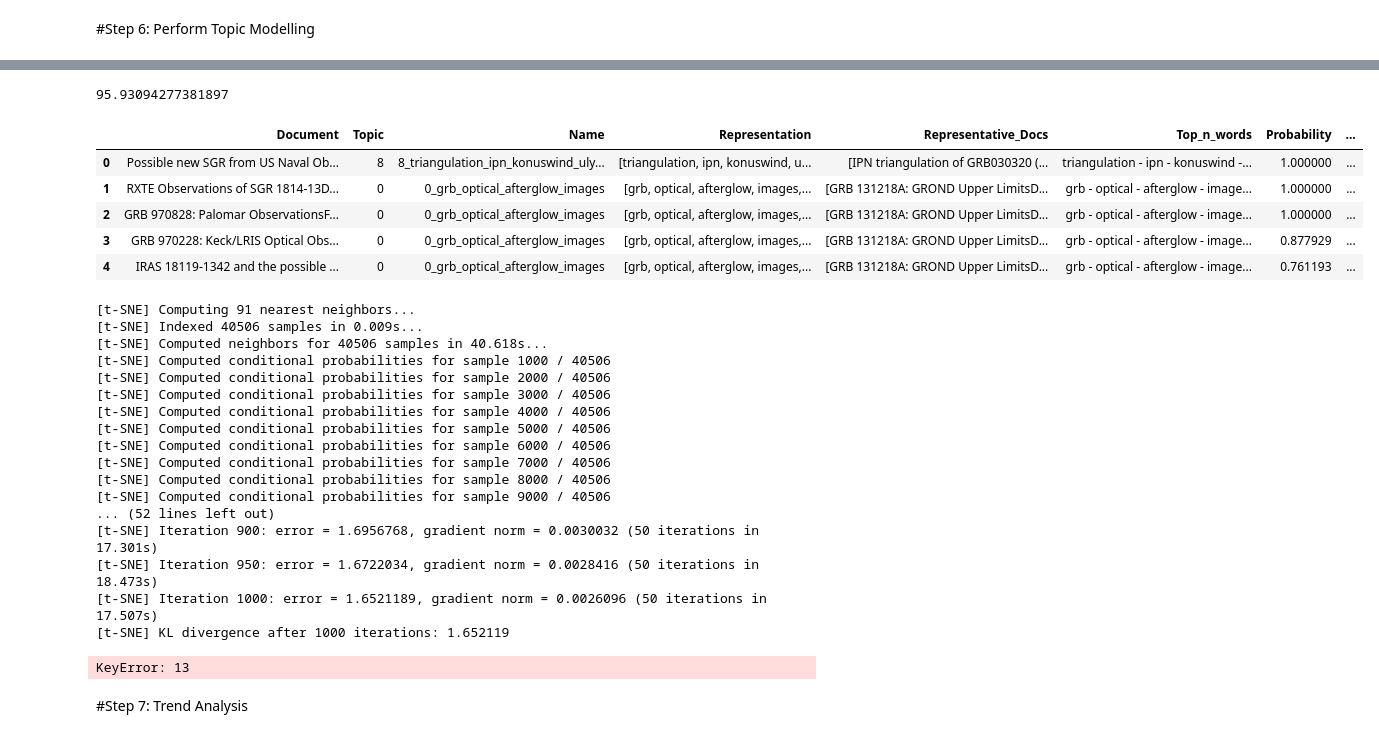
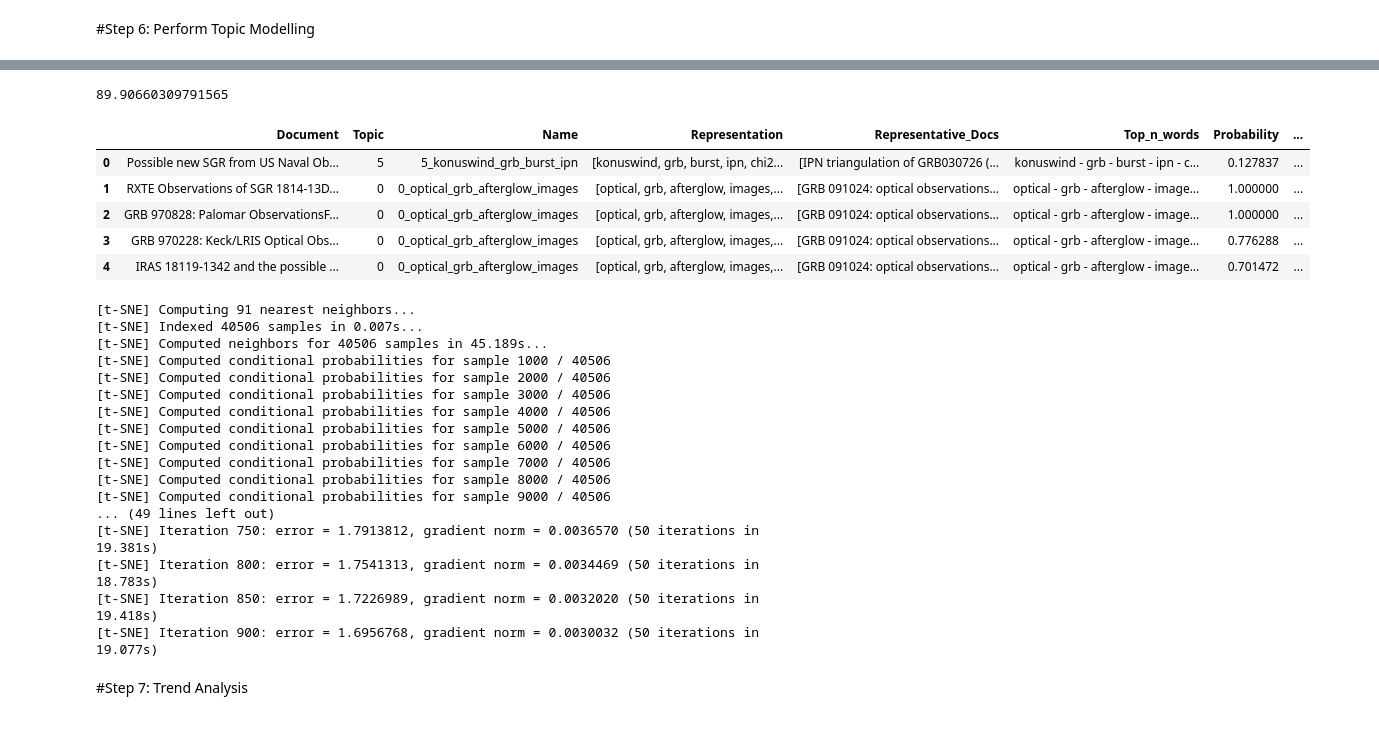
Before and after one commit to nasa-gcn/circulars-nlp-paper, a Jupyter notebook: topic-modeling/unsupervised_astrophysical_topics.ipynb, the cells around one changed output, grey strips where cells are left out. Saved outputs shown, nothing was run; the diff lists cells and outputs as text; code cells hidden in the pictures.

```diff
--- a/topic-modeling/unsupervised_astrophysical_topics.ipynb
+++ b/topic-modeling/unsupervised_astrophysical_topics.ipynb
@@ -378,17 +378,17 @@ representation_model = LlamaCPP(model=llm,
 embeddings = np.load("minilm_l6_embeddings.npy")
 
 # Fix random state in UMAP for reproducibility
-umap_model = UMAP(n_neighbors=35, # For balanced scientific topics (GW, GRB, Neutrino, Follow-up, etc.): 25–50
+umap_model = UMAP(n_neighbors=30, # For balanced scientific topics (GW, GRB, Neutrino, Follow-up, etc.): 25–50
                   n_components=5,
-                  min_dist=0.1,
+                  min_dist=0.0,
                   metric='cosine',
                   low_memory=False,
                   random_state=42) # fixed seed for reproducibility
 
 # Set number of cores to one to turn off multi-threading. This should help with reproducibility.
-# Set minimum cluster size to 400. This will iteratively merge smaller clusters to form bigger ones.
+# Set minimum cluster size to 800. This will iteratively merge smaller clusters to form bigger ones.
 # Set minimum samples to 10. This will make sure only clusters smaller than 10 are treated as outliers.
-hdbscan_model = HDBSCAN(min_cluster_size=1200,
+hdbscan_model = HDBSCAN(min_cluster_size=800,
                         min_samples=10,
                         metric='euclidean',
                         cluster_selection_method='eom',
@@ -404,8 +404,13 @@ topic_model = BERTopic(verbose=True,
 
 topics, probs = topic_model.fit_transform(circular_bodies, embeddings)
 
-# Reduce topics to exactly 10
-#topic_model = topic_model.reduce_topics(circular_bodies, topics, nr_topics=10)
+# -----------------------
+# Reduce to 10 Topics
+# -----------------------
+#topic_model.reduce_topics(circular_bodies, nr_topics=10)
+
+# Reuse the same embeddings when re-transforming
+#topics, probs = topic_model.transform(circular_bodies, embeddings=embeddings)
 
 end_time = time.time()
 print(end_time - start_time)
@@ -429,10 +432,10 @@ document_info.head()
-95.93094277381897
+89.90660309791565
 |  | Document | Topic | Name | Representation | Representative_Docs | Top_n_words | Probability | ... |
-| 0 | Possible new SGR from US Naval Ob... | 8 | 8_triangulation_ipn_konuswind_uly... | [triangulation, ipn, konuswind, u... | [IPN triangulation of GRB030320 (... | triangulation - ipn - konuswind -... | 1.000000 | ... |
-| 1 | RXTE Observations of SGR 1814-13D... | 0 | 0_grb_optical_afterglow_images | [grb, optical, afterglow, images,... | [GRB 131218A: GROND Upper LimitsD... | grb - optical - afterglow - image... | 1.000000 | ... |
-| 2 | GRB 970828: Palomar ObservationsF... | 0 | 0_grb_optical_afterglow_images | [grb, optical, afterglow, images,... | [GRB 131218A: GROND Upper LimitsD... | grb - optical - afterglow - image... | 1.000000 | ... |
-| 3 | GRB 970228: Keck/LRIS Optical Obs... | 0 | 0_grb_optical_afterglow_images | [grb, optical, afterglow, images,... | [GRB 131218A: GROND Upper LimitsD... | grb - optical - afterglow - image... | 0.877929 | ... |
-| 4 | IRAS 18119-1342 and the possible ... | 0 | 0_grb_optical_afterglow_images | [grb, optical, afterglow, images,... | [GRB 131218A: GROND Upper LimitsD... | grb - optical - afterglow - image... | 0.761193 | ... |
+| 0 | Possible new SGR from US Naval Ob... | 5 | 5_konuswind_grb_burst_ipn | [konuswind, grb, burst, ipn, chi2... | [IPN triangulation of GRB030726 (... | konuswind - grb - burst - ipn - c... | 0.127837 | ... |
+| 1 | RXTE Observations of SGR 1814-13D... | 0 | 0_optical_grb_afterglow_images | [optical, grb, afterglow, images,... | [GRB 091024: optical observations... | optical - grb - afterglow - image... | 1.000000 | ... |
+| 2 | GRB 970828: Palomar ObservationsF... | 0 | 0_optical_grb_afterglow_images | [optical, grb, afterglow, images,... | [GRB 091024: optical observations... | optical - grb - afterglow - image... | 1.000000 | ... |
+| 3 | GRB 970228: Keck/LRIS Optical Obs... | 0 | 0_optical_grb_afterglow_images | [optical, grb, afterglow, images,... | [GRB 091024: optical observations... | optical - grb - afterglow - image... | 0.776288 | ... |
+| 4 | IRAS 18119-1342 and the possible ... | 0 | 0_optical_grb_afterglow_images | [optical, grb, afterglow, images,... | [GRB 091024: optical observations... | optical - grb - afterglow - image... | 0.701472 | ... |
 # %%
 '''
 Apply t-SNE to reduce the dimensionality of the embeddings and visualize the clusters.
@@ -465,8 +468,9 @@ unique_topics = list(freq['Name'])[1:] # Exclude the outlier topic (-1) from uni
 # colors = light24[0:11] + [dark24[9]] + dark24[5:8] + dark24[15:17] + [dark24[13]] + [light24[22]] + [light24[17]]
 # color_cycle = itertools.cycle(colors)
 
-palette = px.colors.qualitative.Plotly  # 10 visually distinct colors
+palette =  px.colors.qualitative.Vivid + px.colors.qualitative.T10 + px.colors.qualitative.Bold
 color_cycle = itertools.cycle(palette)
+
 
 for label in unique_topics:
     sub_df = tsne_df.loc[tsne_df["topics"] == label]
@@ -492,12 +496,12 @@ fig.update_traces(
 )
 
 fig.update_layout(
-  title={
-    'text': "<b>General Coordinates Network (GCN): Key Astrophysical Topics</b>",
-    'x': 0.5,
-    'xanchor': 'center'
-  },
-  width=1200,
+  # title={
+  #   'text': "<b>General Coordinates Network (GCN): Key Astrophysical Topics</b>",
+  #   'x': 0.5,
+  #   'xanchor': 'center'
+  # },
+  width=1400,
   height=800,
   legend_title_text="Topics (Circular Counts)",
   legend=dict(
@@ -507,7 +511,7 @@ fig.update_layout(
     bgcolor='rgba(0,0,0,0)',
     bordercolor='rgba(0,0,0,0)',
     font=dict(
-            size=16  # increase this value to make names larger
+            size=18  # increase this value to make names larger
         )
   ),
   xaxis=dict(
@@ -519,8 +523,8 @@ fig.update_layout(
 )
 # %% [output]
 [t-SNE] Computing 91 nearest neighbors...
-[t-SNE] Indexed 40506 samples in 0.009s...
-[t-SNE] Computed neighbors for 40506 samples in 40.618s...
+[t-SNE] Indexed 40506 samples in 0.007s...
+[t-SNE] Computed neighbors for 40506 samples in 45.189s...
 [t-SNE] Computed conditional probabilities for sample 1000 / 40506
 [t-SNE] Computed conditional probabilities for sample 2000 / 40506
 [t-SNE] Computed conditional probabilities for sample 3000 / 40506
@@ -530,12 +534,11 @@ fig.update_layout(
 [t-SNE] Computed conditional probabilities for sample 7000 / 40506
 [t-SNE] Computed conditional probabilities for sample 8000 / 40506
 [t-SNE] Computed conditional probabilities for sample 9000 / 40506
-... (52 lines left out)
-[t-SNE] Iteration 900: error = 1.6956768, gradient norm = 0.0030032 (50 iterations in 17.301s)
-[t-SNE] Iteration 950: error = 1.6722034, gradient norm = 0.0028416 (50 iterations in 18.473s)
-[t-SNE] Iteration 1000: error = 1.6521189, gradient norm = 0.0026096 (50 iterations in 17.507s)
-[t-SNE] KL divergence after 1000 iterations: 1.652119
+... (49 lines left out)
+[t-SNE] Iteration 750: error = 1.7913812, gradient norm = 0.0036570 (50 iterations in 19.381s)
+[t-SNE] Iteration 800: error = 1.7541313, gradient norm = 0.0034469 (50 iterations in 18.783s)
+[t-SNE] Iteration 850: error = 1.7226989, gradient norm = 0.0032020 (50 iterations in 19.418s)
+[t-SNE] Iteration 900: error = 1.6956768, gradient norm = 0.0030032 (50 iterations in 19.077s)
-KeyError: 13
 # %%
 '''
 Generate topic summaries with Mistral 7B Instruct and update representations
```
Also changed, not shown: parts of 5 cells of this notebook, 1 other file.
